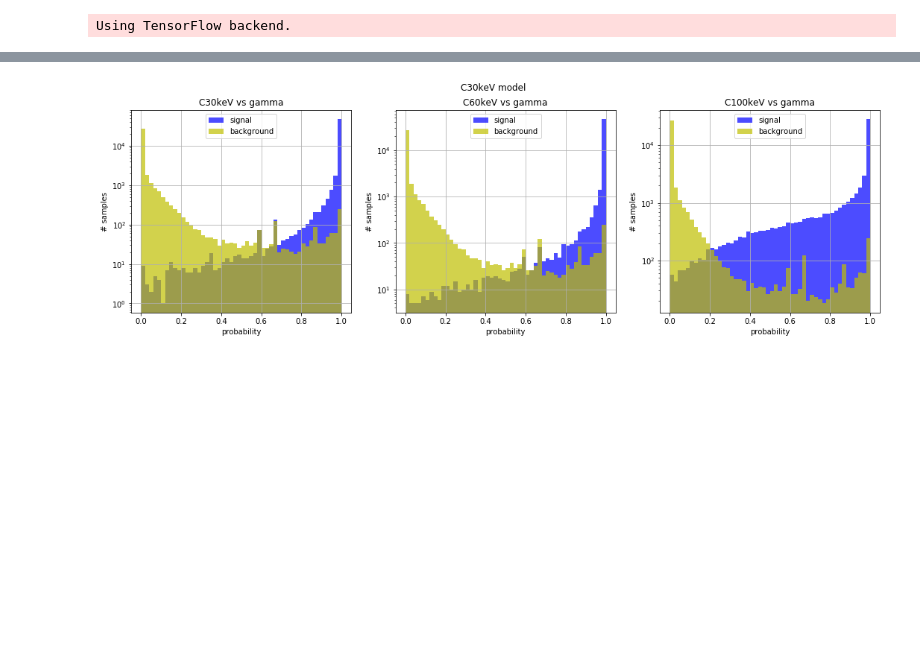
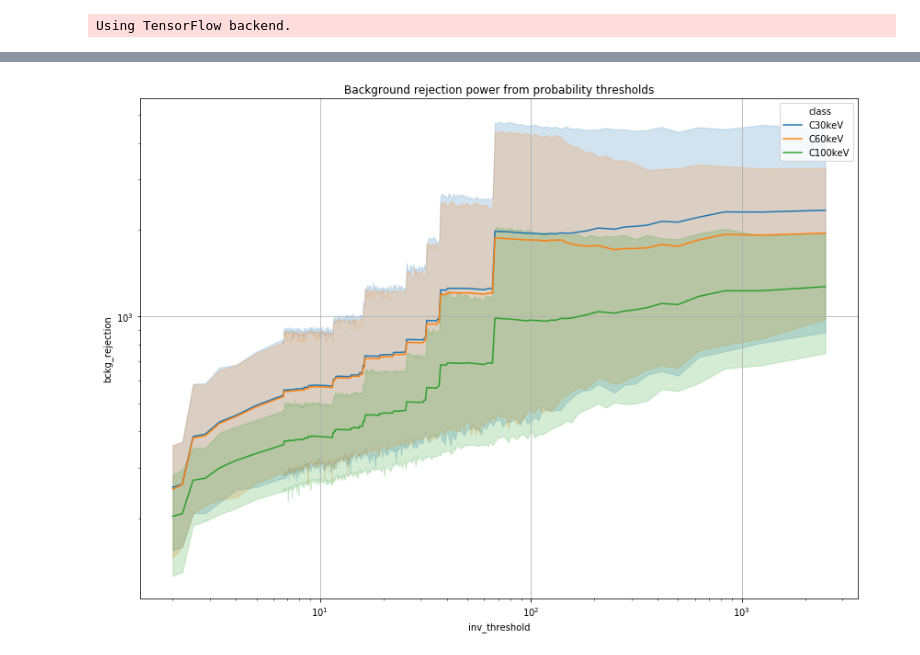
Before and after one commit to altairjericho/NEWS-phd, a Jupyter notebook: CNN/performance_v2.ipynb, the cells around one changed output, grey strips where cells are left out. Drawn from its saved outputs; the diff is of its cells as text; code cells hidden in the pictures; blank space fills up the shorter version.

```diff
--- a/CNN/performance_v2.ipynb
+++ b/CNN/performance_v2.ipynb
@@ -43,22 +38,18 @@ tf.logging.set_verbosity(tf.logging.ERROR)
-# %%
-N_ep = 10; batch = 100; i=0; n_fold = 4
-class_names = ['C30keV','C60keV','C100keV']
-load_s = []
-for n in class_names:
-    load_s += [(n+str(i)) for i in range(1,n_fold+1)]
-dset = '/mnt/ML-drive/Artem/Python/NEWS/data/dataset_clean.h5'
+# %%
+load_s = [('C30keV1'),('C30keV2'),('C60keV1'),('C60keV2'),('C100keV1'),('C100keV2')]
+class_names = ['C30keV','C60keV','C100keV']
+dset = '/home/scanner-ml/Artem/Python/NEWS/data/dataset_clean.h5'
 # %%
 conv_model, preds, X, y, shuffs = {},{},{},{},{}
 for s in load_s:
-    conv_model[s] = load_model('networks/res_v2/e'+str(N_ep)+'/conv4_3d_res_'+s[:-1]+'_'+s[-1]+'.h5', custom_objects={'swish':swish})
+    conv_model[s] = load_model('networks/res_v2/e100/conv4_3d_res_'+s[:-1]+'_'+s[-1]+'.h5', custom_objects={'swish':swish})
 for n in class_names:
     print('\t'+n+' vs gamma')
     X[n], y[n], shuffs[n] = load_data_v2(classes={'s_'+n:'full','b_gamma':'full'}, tr_val_test=[False,True,False],
-                                         im_ft=[True,False], path_h5=dset, shuf_ind={}, verbose=1)
+                                         im_ft=[True,False], path_h5=dset, shuf_ind={}, verbose=2)
     for s in load_s:
-        preds[n+'_'+s] = conv_model[s].predict(X[n]['/images/val'], batch_size=batch, verbose=0)
-        np.savetxt('outputs/conv4_3d_res/v2/preds/'+'e'+str(N_ep)+'_'+n+'_'+s+'.txt',preds[n+'_'+s])
-    print('')
+        preds[n+'_'+s] = conv_model[s].predict(X[n]['/images/val'], batch_size=100, verbose=0)
+        np.savetxt('outputs/conv4_3d_res/v2/preds/'+n+'_'+s+'.txt',preds[n+'_'+s])
 'saving predictions for validation sets'
 # %% [output]
         C30keV vs gamma
@@ -75,6 +61,5 @@ Number of gamma samples:         8843
 'saving predictions for validation sets'
 # %%
-# cross-class model behavior
 pr_curves, min_eff, interp = {},{},{}
 thr_curves, min_thr, inter_thr = {},{},{}
 for n in class_names:
@@ -91,9 +76,8 @@ for n in class_names:
         interp[n+'_'+s] = sp.interpolate.interp1d(rec, prec, fill_value='extrapolate')
         inter_thr[n+'_'+s] = sp.interpolate.interp1d(thresh, prec, fill_value='extrapolate')
         _ = gc.collect()
-
-pr_curves['class'], pr_curves['bckg_rejection'], pr_curves['efficiency'], pr_curves['model'] = [],[],[],[]
-thr_curves['class'], thr_curves['bckg_rejection'], thr_curves['inv_threshold'], thr_curves['model'] = [],[],[],[]
+pr_curves['class'], pr_curves['bckg_rejection'], pr_curves['efficiency'] = [],[],[]
+thr_curves['class'], thr_curves['bckg_rejection'], thr_curves['inv_threshold'] = [],[],[]
 thr = np.append(np.arange(0.5,0.85,5e-2),np.arange(0.85,1-1e-5,4e-4))
 for n in class_names:
     eff = list(np.linspace(min_eff[n],1.0, num=100))
@@ -101,55 +85,40 @@ for n in class_names:
         pr_curves['class'] += [n]*len(eff)
         pr_curves['efficiency'] += eff
         pr_curves['bckg_rejection'] += list((1-interp[n+'_'+s](eff)+1e-6)**-1)
-        pr_curves['model'] += [s[:-1]]*len(eff)
         thr_curves['class'] += [n]*len(thr)
         thr_curves['inv_threshold'] += list((1-np.array(thr)+1e-6)**-1)
         thr_curves['bckg_rejection'] += list((1-inter_thr[n+'_'+s](thr)+1e-6)**-1)
-        thr_curves['model'] += [s[:-1]]*len(thr)
 pr_curves = pd.DataFrame(data=pr_curves)
 thr_curves = pd.DataFrame(data=thr_curves)
 
-for n in class_names:
-    # n is a MODEL trained on corresponding data
-    print('Model trained on '+n+' vs gamma\n')
-    if not any([n in s for s in load_s]): continue
+plt.figure(figsize=(14,10))
+sns.lineplot(x='efficiency',y='bckg_rejection',hue='class', data=pr_curves)
+plt.grid()
+plt.yscale('log')
+plt.title('Background rejection power vs efficiency')
+plt.show()
 
-    plt.figure(figsize=(14,10))
-    sns.lineplot(x='efficiency',y='bckg_rejection',hue='class', data=pr_curves[pr_curves['model']==n])
-    plt.grid()
-    plt.yscale('log')
-    plt.title('Background rejection power vs efficiency ('+n+' model)')
-    plt.show()
+pred_mean, pos, neg = {},{},{}
+fig, axes = plt.subplots(1, 3, figsize=(18, 5))
+for i, n in enumerate(class_names):
+    pred_mean[n] = np.hstack(tuple([preds[n+'_'+s] for s in load_s])).mean(axis=-1)
+    pos[n], neg[n] = pos_neg(y[n]['/images/val'], pred_mean[n])
+    axes[i].hist(pos[n][:,0], bins=50, label='signal', alpha=0.6, range=(0,1))
+    axes[i].hist(neg[n][:,0], bins=50, label='background', alpha=0.6, range=(0,1))
+    axes[i].grid()
+    axes[i].set_title(n+' vs gamma')
+    axes[i].set_yscale('log')
+    axes[i].set_ylabel('# samples')
+    axes[i].set_xlabel('probability')
+    axes[i].legend()
+plt.show()
 
-    print('\n\n\nIf we call inverse_threshold = 1/(1-threshold) to explore the region of probability threshold close to 1\n\n')
+print('\n\n\nIf we call inverse_threshold = 1/(1-threshold) to explore the region of probability threshold close to 1\n\n')
 
-    plt.figure(figsize=(14,10))
-    sns.lineplot(x='inv_threshold',y='bckg_rejection',hue='class', data=thr_curves[thr_curves['model']==n])
-    plt.grid()
-    plt.yscale('log')
-    plt.xscale('log')
-    plt.title('Background rejection power from probability thresholds ('+n+' model)')
-    plt.show()
-
-    pred_mean, pos, neg = {},{},{}
-    fig, axes = plt.subplots(1, 3, figsize=(18, 5))
-    for i, k in enumerate(class_names):
-        #if k!='C100keV': continue
-        pos[k+'_'+n], neg[k+'_'+n] = np.zeros((0,2)), np.zeros((0,2))
-        for s in [m for m in load_s if n in m]:
-            pos[k+'_'+s], neg[k+'_'+s] = pos_neg(y[k]['/images/val'], preds[k+'_'+s])
-            pos[k+'_'+n] = np.vstack((pos[k+'_'+n],pos[k+'_'+s]))
-            neg[k+'_'+n] = np.vstack((neg[k+'_'+n],neg[k+'_'+s]))
-        axes[i].hist(pos[k+'_'+n][:,0], bins=50, alpha=0.7, label='signal', range=(0,1), color='b')
-        axes[i].hist(neg[k+'_'+n][:,0], bins=50, alpha=0.7, label='background', range=(0,1), color='y')
-        axes[i].grid()
-        axes[i].set_title(k+' vs gamma')
-        axes[i].set_yscale('log')
-        axes[i].set_ylabel('# samples')
-        axes[i].set_xlabel('probability')
-        axes[i].legend()
-    plt.suptitle(n+' model')
-    plt.show()
-
-    print('\n\n')
+plt.figure(figsize=(14,10))
+sns.lineplot(x='inv_threshold',y='bckg_rejection',hue='class', data=thr_curves)
+plt.grid()
+plt.yscale('log')
+plt.xscale('log')
+_ = plt.title('Background rejection power from probability thresholds')
 # %% [output]
@@ -160 +128 @@ If we call inverse_threshold = 1/(1-threshold) to explore the region of probabil
-[figure, old version]
+[figure, new version]
```
Also changed, not shown: parts of 5 cells of this notebook, 1 other file.
